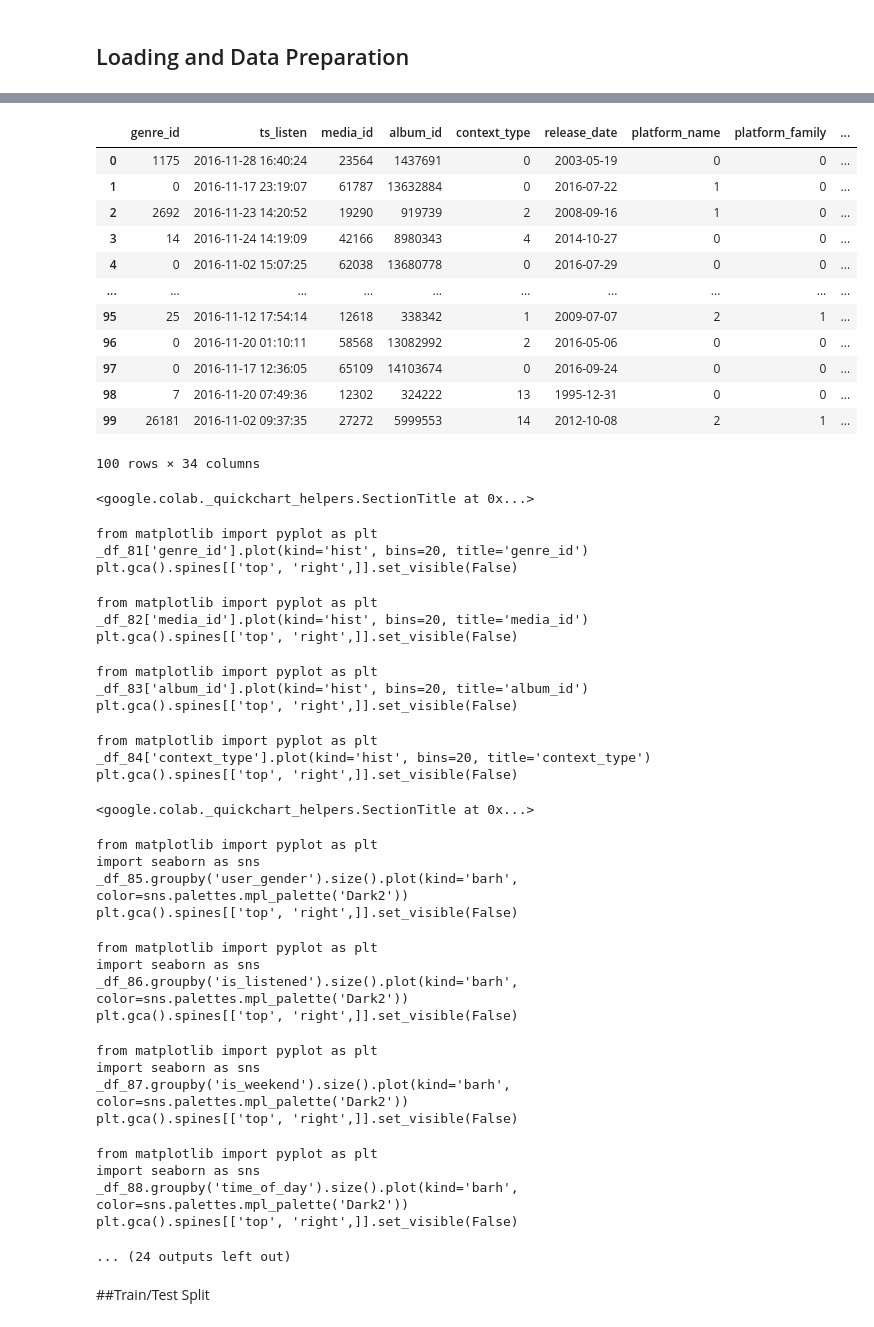
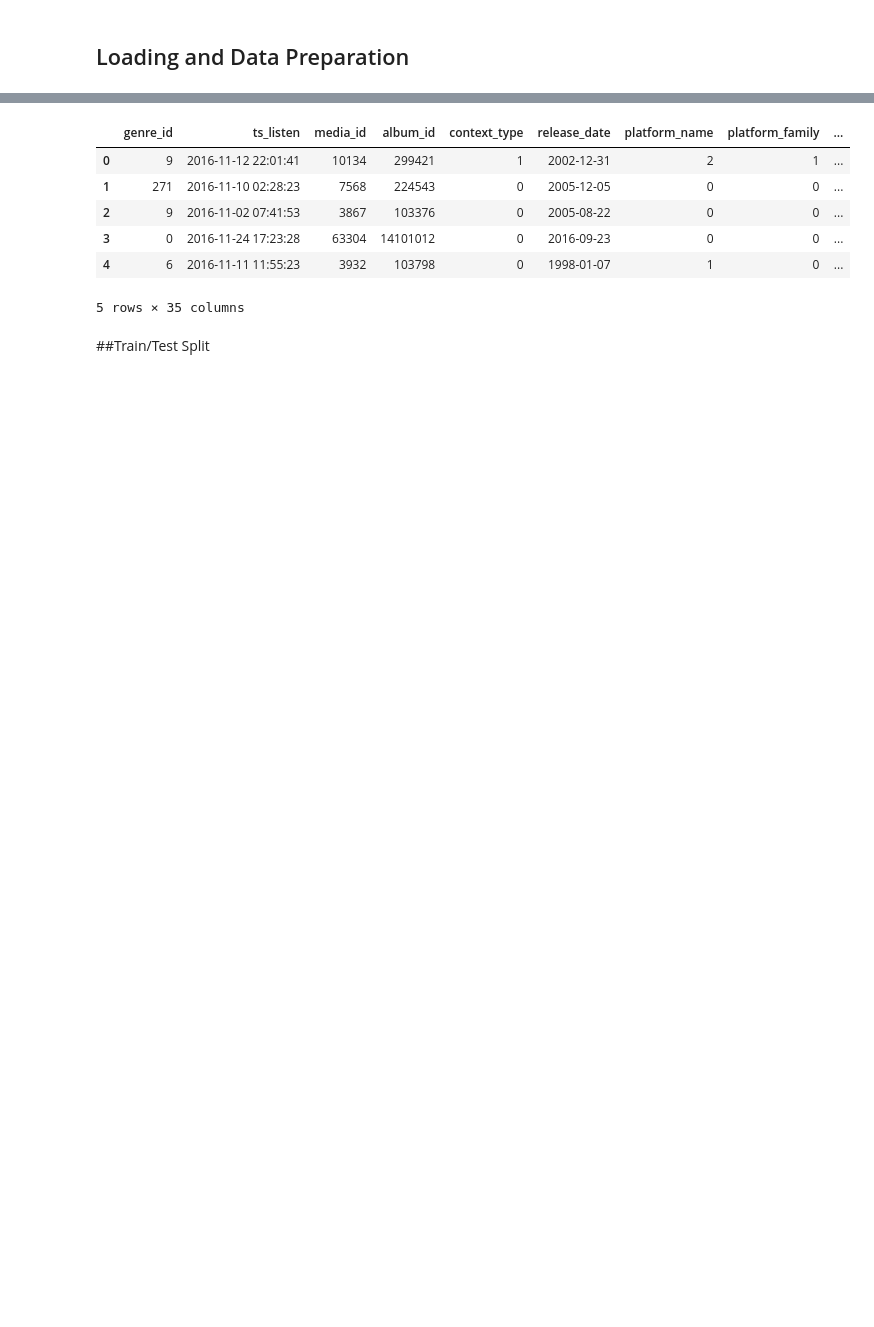
Before and after one commit to lucarenz1997/recommender_systems, a Jupyter notebook: Hybrid-NCF.ipynb, the cells around one changed output, grey strips where cells are left out. Drawn from its saved outputs; the diff is of its cells as text; code cells hidden in the pictures; blank space fills up the shorter version.

```diff
--- a/Hybrid-NCF.ipynb
+++ b/Hybrid-NCF.ipynb
@@ -39,66 +67,39 @@ plt.show()
 # %%
 #Encoding
 user_encoder = LabelEncoder()
 item_encoder = LabelEncoder()
 gender_encoder = LabelEncoder()
 platform_encoder = LabelEncoder()
+genre_encoder = LabelEncoder()
 
-data["user_id"] = user_encoder.fit_transform(data["user_id"])
-data["media_id"] = item_encoder.fit_transform(data["media_id"])
-data['user_gender_enc'] = gender_encoder.fit_transform(data['user_gender'])
-data['platform_name_enc'] = platform_encoder.fit_transform(data['platform_name'])
+# Fit LabelEncoders on the full range of each categorical variable before train-test split
+user_encoder.fit(data["user_id"].unique())
+item_encoder.fit(data["media_id"].unique())
+gender_encoder.fit(data["user_gender"].unique())
+platform_encoder.fit(data["platform_name"].unique())
+genre_encoder.fit(data["genre_id"].unique())
+
+# Transform categorical data
+data["user_id"] = user_encoder.transform(data["user_id"])
+data["media_id"] = item_encoder.transform(data["media_id"])
+data["genre_id"] = genre_encoder.transform(data["genre_id"])
+data['user_gender_enc'] = gender_encoder.transform(data['user_gender'])
+data['platform_name_enc'] = platform_encoder.transform(data['platform_name'])
 
 # MinMax scaling to bring it to a 0-1 range
 scaler = MinMaxScaler()
 data['user_age_scaled'] = scaler.fit_transform(data[['user_age']])
 data['song_popularity_7d_scaled'] = scaler.fit_transform(data[['song_popularity_7d']])
 data['last_listen_scaled'] = scaler.fit_transform(data[['last_listen']])
-data.head(100)
+data.head()
 # %% [output]
 |  | genre_id | ts_listen | media_id | album_id | context_type | release_date | platform_name | platform_family | ... |
-| 0 | 1175 | 2016-11-28 16:40:24 | 23564 | 1437691 | 0 | 2003-05-19 | 0 | 0 | ... |
-| 1 | 0 | 2016-11-17 23:19:07 | 61787 | 13632884 | 0 | 2016-07-22 | 1 | 0 | ... |
-| 2 | 2692 | 2016-11-23 14:20:52 | 19290 | 919739 | 2 | 2008-09-16 | 1 | 0 | ... |
-| 3 | 14 | 2016-11-24 14:19:09 | 42166 | 8980343 | 4 | 2014-10-27 | 0 | 0 | ... |
-| 4 | 0 | 2016-11-02 15:07:25 | 62038 | 13680778 | 0 | 2016-07-29 | 0 | 0 | ... |
-| ... | ... | ... | ... | ... | ... | ... | ... | ... | ... |
-| 95 | 25 | 2016-11-12 17:54:14 | 12618 | 338342 | 1 | 2009-07-07 | 2 | 1 | ... |
-| 96 | 0 | 2016-11-20 01:10:11 | 58568 | 13082992 | 2 | 2016-05-06 | 0 | 0 | ... |
-| 97 | 0 | 2016-11-17 12:36:05 | 65109 | 14103674 | 0 | 2016-09-24 | 0 | 0 | ... |
-| 98 | 7 | 2016-11-20 07:49:36 | 12302 | 324222 | 13 | 1995-12-31 | 0 | 0 | ... |
-| 99 | 26181 | 2016-11-02 09:37:35 | 27272 | 5999553 | 14 | 2012-10-08 | 2 | 1 | ... |
+| 0 | 9 | 2016-11-12 22:01:41 | 10134 | 299421 | 1 | 2002-12-31 | 2 | 1 | ... |
+| 1 | 271 | 2016-11-10 02:28:23 | 7568 | 224543 | 0 | 2005-12-05 | 0 | 0 | ... |
+| 2 | 9 | 2016-11-02 07:41:53 | 3867 | 103376 | 0 | 2005-08-22 | 0 | 0 | ... |
+| 3 | 0 | 2016-11-24 17:23:28 | 63304 | 14101012 | 0 | 2016-09-23 | 0 | 0 | ... |
+| 4 | 6 | 2016-11-11 11:55:23 | 3932 | 103798 | 0 | 1998-01-07 | 1 | 0 | ... |
-100 rows × 34 columns
+5 rows × 35 columns
-<google.colab._quickchart_helpers.SectionTitle at 0x...>
-from matplotlib import pyplot as plt
-_df_81['genre_id'].plot(kind='hist', bins=20, title='genre_id')
-plt.gca().spines[['top', 'right',]].set_visible(False)
-from matplotlib import pyplot as plt
-_df_82['media_id'].plot(kind='hist', bins=20, title='media_id')
-plt.gca().spines[['top', 'right',]].set_visible(False)
-from matplotlib import pyplot as plt
-_df_83['album_id'].plot(kind='hist', bins=20, title='album_id')
-plt.gca().spines[['top', 'right',]].set_visible(False)
-from matplotlib import pyplot as plt
-_df_84['context_type'].plot(kind='hist', bins=20, title='context_type')
-plt.gca().spines[['top', 'right',]].set_visible(False)
-<google.colab._quickchart_helpers.SectionTitle at 0x...>
-from matplotlib import pyplot as plt
-import seaborn as sns
-_df_85.groupby('user_gender').size().plot(kind='barh', color=sns.palettes.mpl_palette('Dark2'))
-plt.gca().spines[['top', 'right',]].set_visible(False)
-from matplotlib import pyplot as plt
-import seaborn as sns
-_df_86.groupby('is_listened').size().plot(kind='barh', color=sns.palettes.mpl_palette('Dark2'))
-plt.gca().spines[['top', 'right',]].set_visible(False)
-from matplotlib import pyplot as plt
-import seaborn as sns
-_df_87.groupby('is_weekend').size().plot(kind='barh', color=sns.palettes.mpl_palette('Dark2'))
-plt.gca().spines[['top', 'right',]].set_visible(False)
-from matplotlib import pyplot as plt
-import seaborn as sns
-_df_88.groupby('time_of_day').size().plot(kind='barh', color=sns.palettes.mpl_palette('Dark2'))
-plt.gca().spines[['top', 'right',]].set_visible(False)
-... (24 outputs left out)
 # %% [markdown]
 ##Train/Test Split
 # %%
```
Also changed, not shown: parts of 12 cells of this notebook.
